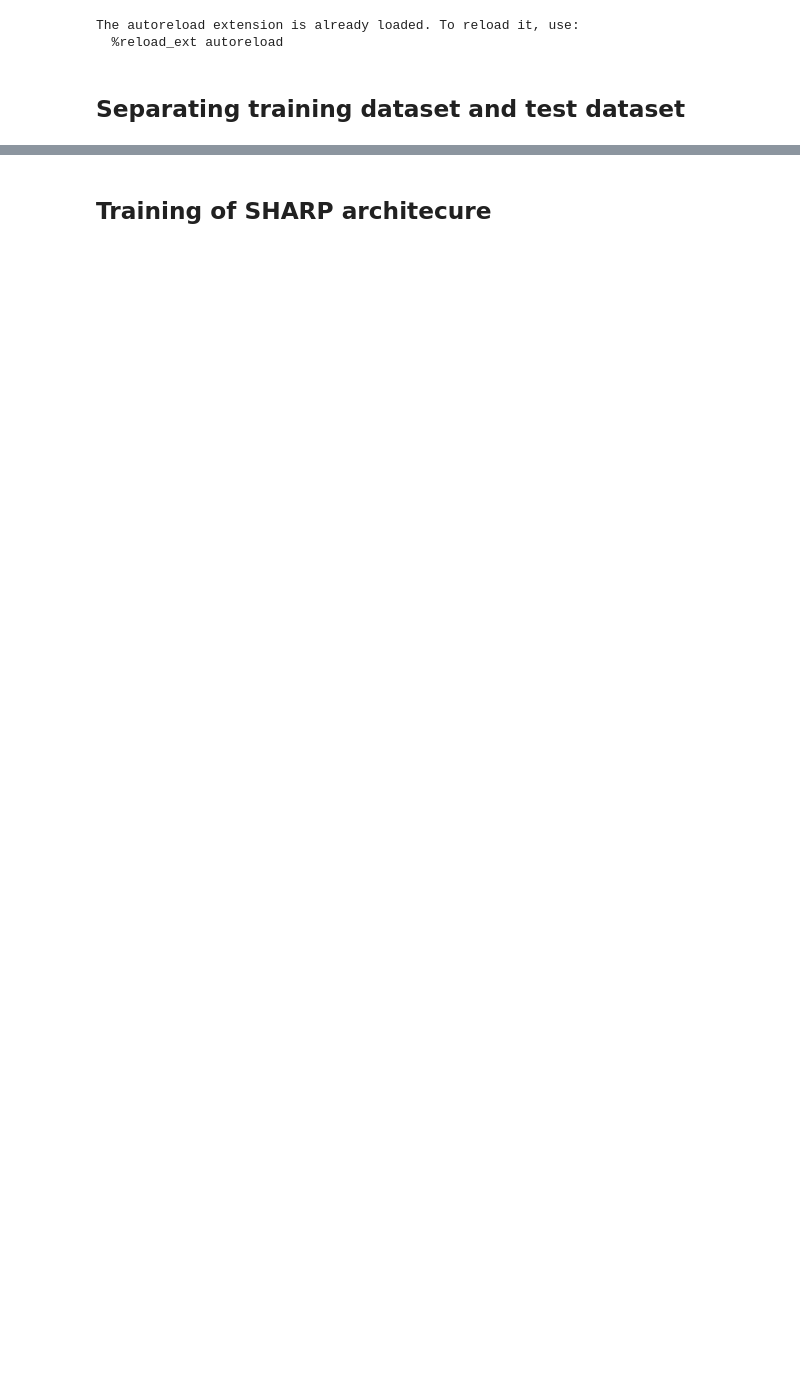
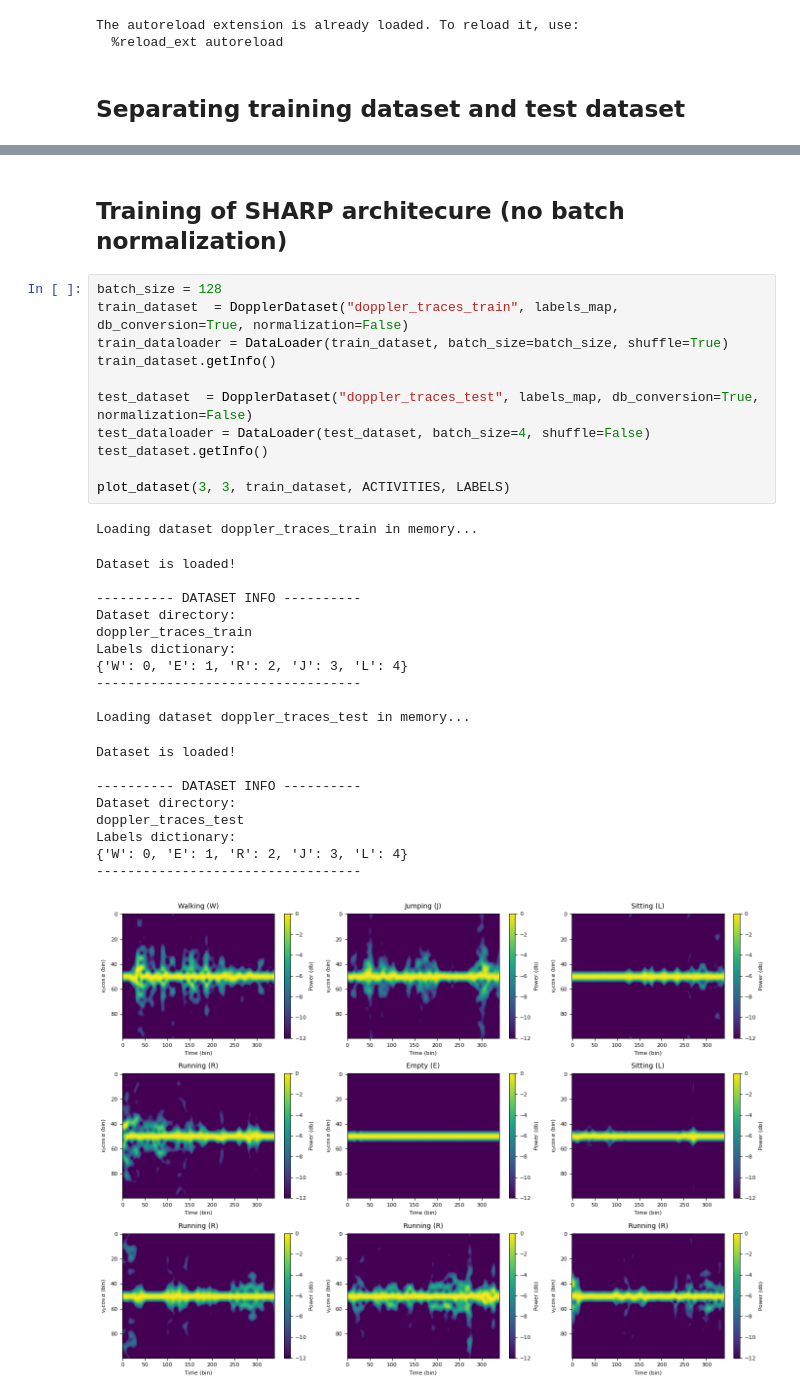
Before and after one commit to RaffaeleSabatini/Human-Activity-Recognition-using-Wifi, a Jupyter notebook: main.ipynb, the cells around one changed output, grey strips where cells are left out. Cells and saved outputs as stored; diff of their text form; blank space fills up the shorter version.

```diff
--- a/main.ipynb
+++ b/main.ipynb
@@ -103,3 +46,35 @@ Labels dictionary:
 # %% [markdown]
-## Training of SHARP architecure
+## Training of SHARP architecure (no batch normalization)
+# %%
+batch_size = 128
+train_dataset  = DopplerDataset("doppler_traces_train", labels_map, db_conversion=True, normalization=False)
+train_dataloader = DataLoader(train_dataset, batch_size=batch_size, shuffle=True)
+train_dataset.getInfo()
+
+test_dataset  = DopplerDataset("doppler_traces_test", labels_map, db_conversion=True, normalization=False)
+test_dataloader = DataLoader(test_dataset, batch_size=4, shuffle=False)
+test_dataset.getInfo()
+
+plot_dataset(3, 3, train_dataset, ACTIVITIES, LABELS)
+# %% [output]
+Loading dataset doppler_traces_train in memory...
+Dataset is loaded!
+
+---------- DATASET INFO ----------
+Dataset directory:
+doppler_traces_train
+Labels dictionary:
+{'W': 0, 'E': 1, 'R': 2, 'J': 3, 'L': 4}
+----------------------------------
+
+Loading dataset doppler_traces_test in memory...
+Dataset is loaded!
+
+---------- DATASET INFO ----------
+Dataset directory:
+doppler_traces_test
+Labels dictionary:
+{'W': 0, 'E': 1, 'R': 2, 'J': 3, 'L': 4}
+----------------------------------
+[figure, added]
 # %%
```
Also changed, not shown: parts of 15 cells of this notebook, 4 other files.
